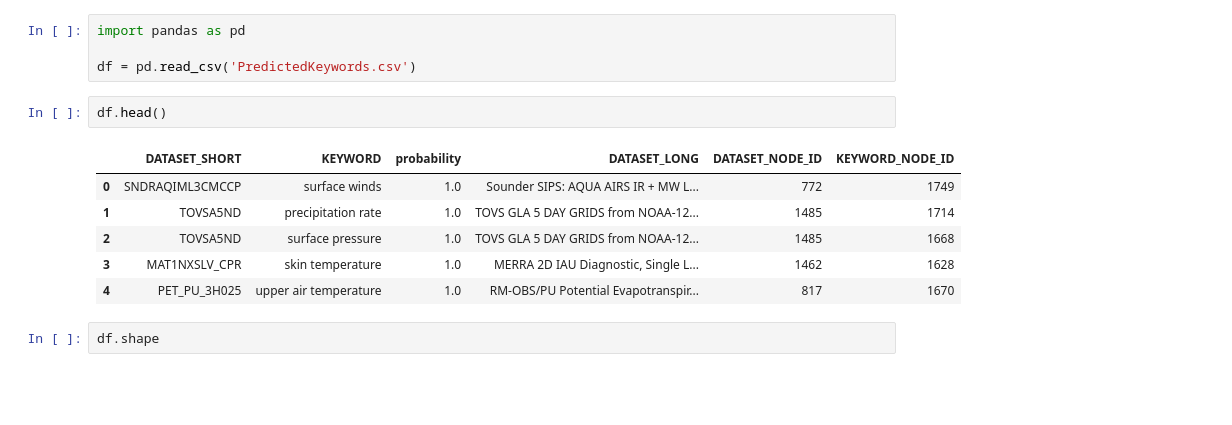
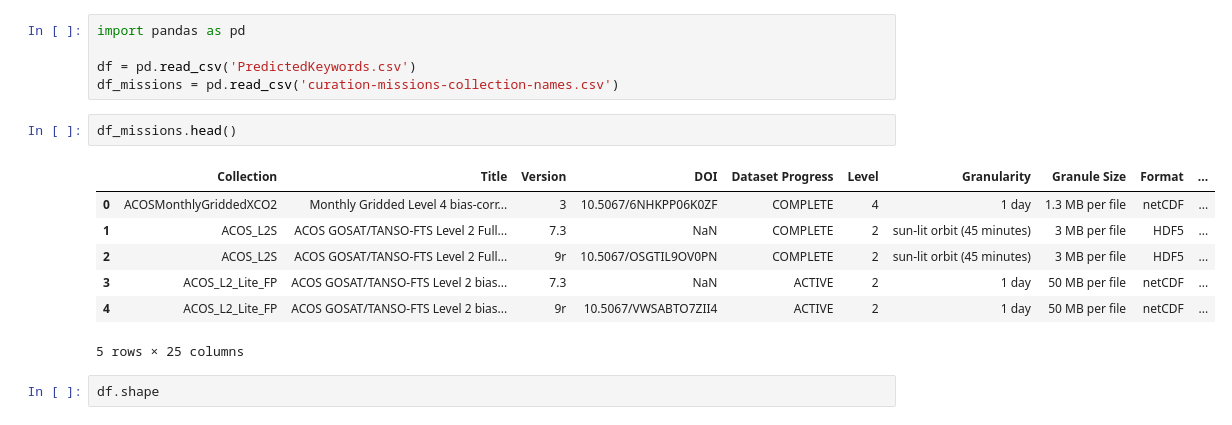
Before and after one commit to kcpgilbert/NASA-GES-DISC-link-prediction, a Jupyter notebook: app/graph-ingest/neo-sync-scripts/keyword-random-sampling.ipynb, the cells around one changed output. Drawn from its saved outputs; the diff is of its cells as text; blank space fills up the shorter version.

Commit message:
Writing script to sample keywords

```diff
--- a/app/graph-ingest/neo-sync-scripts/keyword-random-sampling.ipynb
+++ b/app/graph-ingest/neo-sync-scripts/keyword-random-sampling.ipynb
@@ -2,15 +2,17 @@
 import pandas as pd
 
 df = pd.read_csv('PredictedKeywords.csv')
+df_missions = pd.read_csv('curation-missions-collection-names.csv')
 # %%
-df.head()
+df_missions.head()
 # %% [output]
-|  | DATASET_SHORT | KEYWORD | probability | DATASET_LONG | DATASET_NODE_ID | KEYWORD_NODE_ID |
-| 0 | SNDRAQIML3CMCCP | surface winds | 1.0 | Sounder SIPS: AQUA AIRS IR + MW L... | 772 | 1749 |
-| 1 | TOVSA5ND | precipitation rate | 1.0 | TOVS GLA 5 DAY GRIDS from NOAA-12... | 1485 | 1714 |
-| 2 | TOVSA5ND | surface pressure | 1.0 | TOVS GLA 5 DAY GRIDS from NOAA-12... | 1485 | 1668 |
-| 3 | MAT1NXSLV_CPR | skin temperature | 1.0 | MERRA 2D IAU Diagnostic, Single L... | 1462 | 1628 |
-| 4 | PET_PU_3H025 | upper air temperature | 1.0 | RM-OBS/PU Potential Evapotranspir... | 817 | 1670 |
+|  | Collection | Title | Version | DOI | Dataset Progress | Level | Granularity | Granule Size | Format | ... |
+| 0 | ACOSMonthlyGriddedXCO2 | Monthly Gridded Level 4 bias-corr... | 3 | 10.5067/6NHKPP06K0ZF | COMPLETE | 4 | 1 day | 1.3 MB per file | netCDF | ... |
+| 1 | ACOS_L2S | ACOS GOSAT/TANSO-FTS Level 2 Full... | 7.3 | NaN | COMPLETE | 2 | sun-lit orbit (45 minutes) | 3 MB per file | HDF5 | ... |
+| 2 | ACOS_L2S | ACOS GOSAT/TANSO-FTS Level 2 Full... | 9r | 10.5067/OSGTIL9OV0PN | COMPLETE | 2 | sun-lit orbit (45 minutes) | 3 MB per file | HDF5 | ... |
+| 3 | ACOS_L2_Lite_FP | ACOS GOSAT/TANSO-FTS Level 2 bias... | 7.3 | NaN | ACTIVE | 2 | 1 day | 50 MB per file | netCDF | ... |
+| 4 | ACOS_L2_Lite_FP | ACOS GOSAT/TANSO-FTS Level 2 bias... | 9r | 10.5067/VWSABTO7ZII4 | ACTIVE | 2 | 1 day | 50 MB per file | netCDF | ... |
+5 rows × 25 columns
 # %%
 df.shape
 # %% [output]
```
Also changed, not shown: parts of 69 cells of this notebook, 2 other files.
